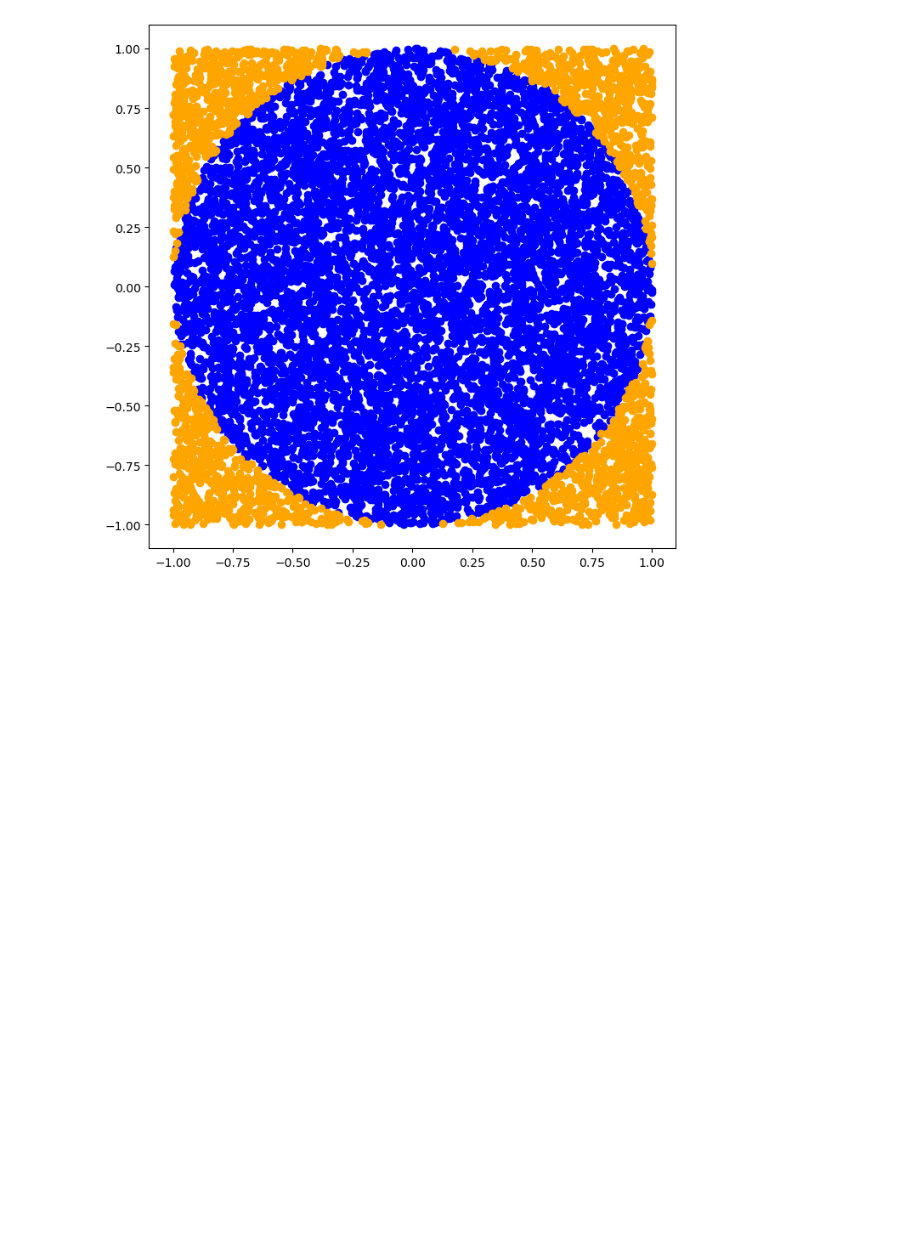
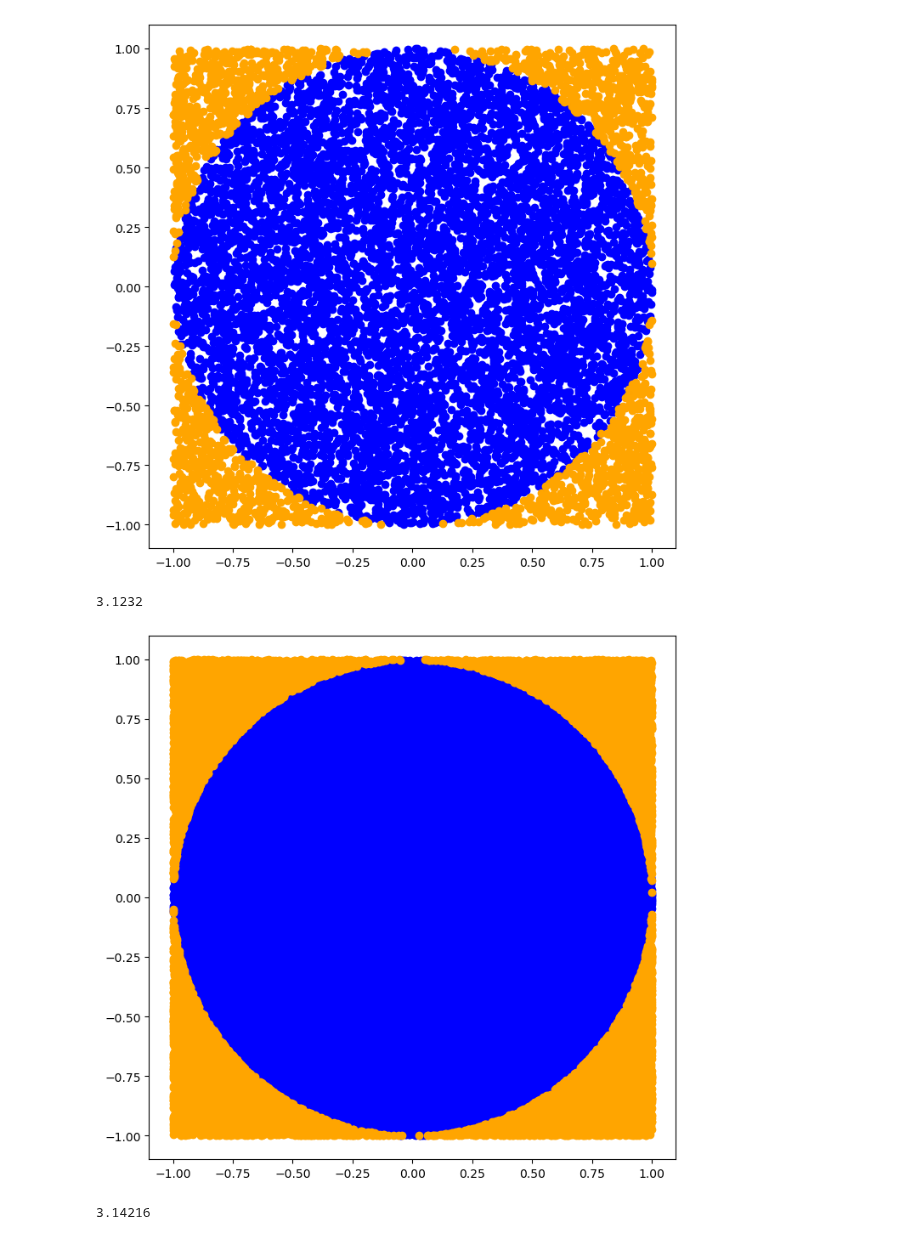
Before and after one commit to claudiahW/LuxDev, a Jupyter notebook: Week five/resampling.ipynb, the cells around one changed output. Saved outputs shown, nothing was run; the diff lists cells and outputs as text; code cells hidden in the pictures; blank space fills up the shorter version.

```diff
--- a/Week five/resampling.ipynb
+++ b/Week five/resampling.ipynb
@@ -45,3 +45,45 @@ plt.scatter(outside['x'], outside['y'], c='orange')
 plt.show()
 # %% [output]
 [figure]
+# %%
+n_inside = len(inside['x'])
+n_outside = len(outside['x'])
+frac_inside = n_inside / (n_outside + n_inside)
+total_area = 4
+area_inside = frac_inside * total_area
+print(area_inside)
+# %% [output]
+3.1232
+# %%
+# 1. Generate random points
+n_points = 10**5
+x = np.random.uniform(low=-1, high=1, size=n_points)
+y = np.random.uniform(low=-1, high=1, size=n_points)
+
+inside = {'x':[], 'y':[]}
+outside = {'x':[], 'y':[]}
+
+# 2. Determine if the point is inside or outside our circle
+count = 0
+for x, y in list(zip(x, y)):
+    if x**2 + y**2 <= 1:
+        inside['x'] = inside['x'] + [x]
+        inside['y'] = inside['y'] + [y]
+    else:
+        outside['x'] = outside['x']  + [x]
+        outside['y'] = outside['y']  + [y]
+# 3. Use these sample points to estimate our circle area
+plt.figure(figsize=(8,8))
+plt.scatter(inside['x'], inside['y'], c='blue')
+plt.scatter(outside['x'], outside['y'], c='orange')
+plt.show()
+
+n_inside = len(inside['x'])
+n_outside = len(outside['x'])
+frac_inside = n_inside / (n_outside + n_inside)
+total_area = 4
+area_inside = frac_inside * total_area
+print(area_inside)
+# %% [output]
+[figure, added]
+3.14216
```
Also changed, not shown: 4 other files.
